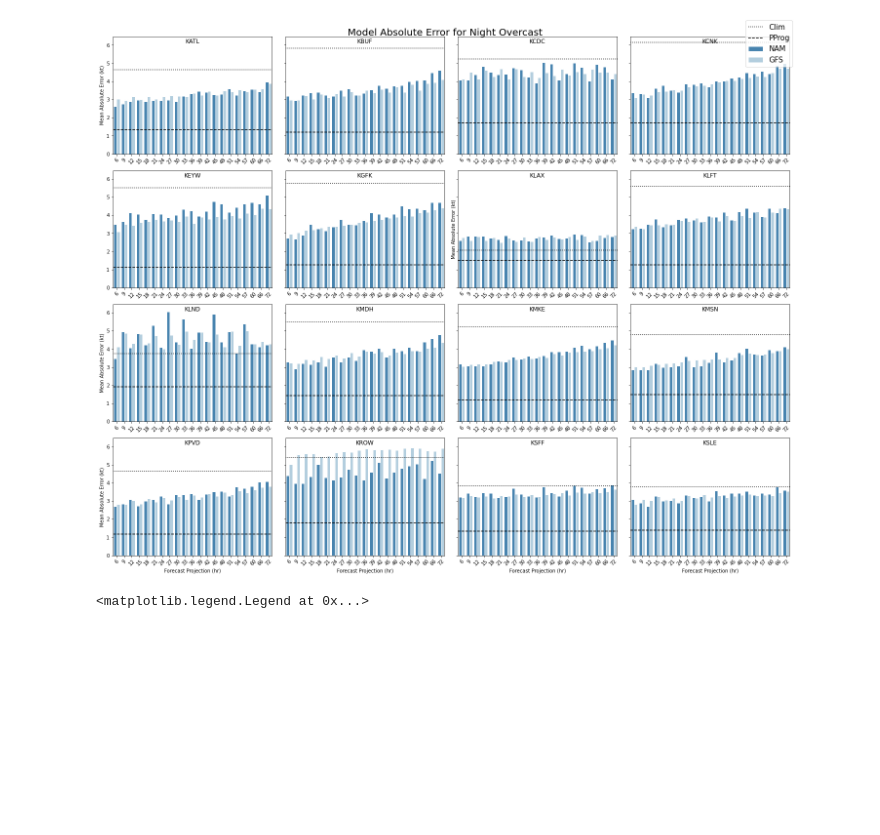
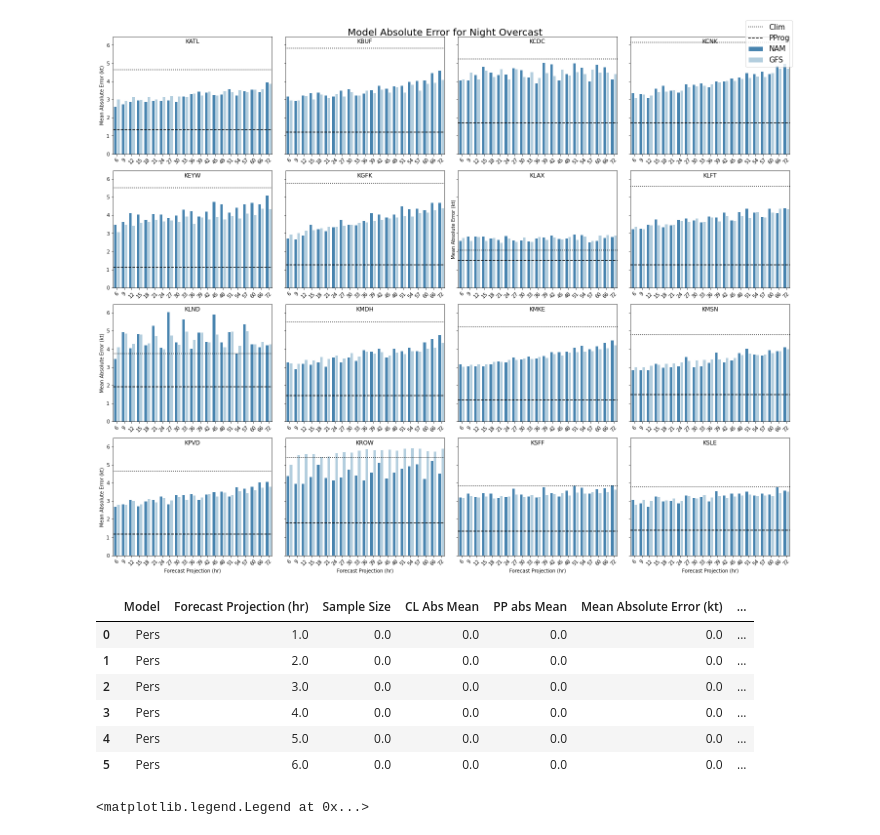
Before and after one commit to Vlang11/MSGF-Model, a Jupyter notebook: GUST_Final.ipynb, the cells around one changed output. Drawn from its saved outputs; the diff is of its cells as text; code cells hidden in the pictures; blank space fills up the shorter version.

```diff
--- a/GUST_Final.ipynb
+++ b/GUST_Final.ipynb
@@ -650,6 +630,16 @@ for i in range(len(dataframes)):
 #    clabs.append(clab)
 #    ppabs.append(ppab)
 #ppabs
+# %%
+KATLp
+# %% [output]
+|  | Model | Forecast Projection (hr) | Sample Size | CL Abs Mean | PP abs Mean | Mean Absolute Error (kt) | ... |
+| 0 | Pers | 1.0 | 0.0 | 0.0 | 0.0 | 0.0 | ... |
+| 1 | Pers | 2.0 | 0.0 | 0.0 | 0.0 | 0.0 | ... |
+| 2 | Pers | 3.0 | 0.0 | 0.0 | 0.0 | 0.0 | ... |
+| 3 | Pers | 4.0 | 0.0 | 0.0 | 0.0 | 0.0 | ... |
+| 4 | Pers | 5.0 | 0.0 | 0.0 | 0.0 | 0.0 | ... |
+| 5 | Pers | 6.0 | 0.0 | 0.0 | 0.0 | 0.0 | ... |
 # %%
 #PERs vs pers 19
 hue_order= ['Pers', 'Pers-19']
```
Also changed, not shown: parts of 1 cell of this notebook.
